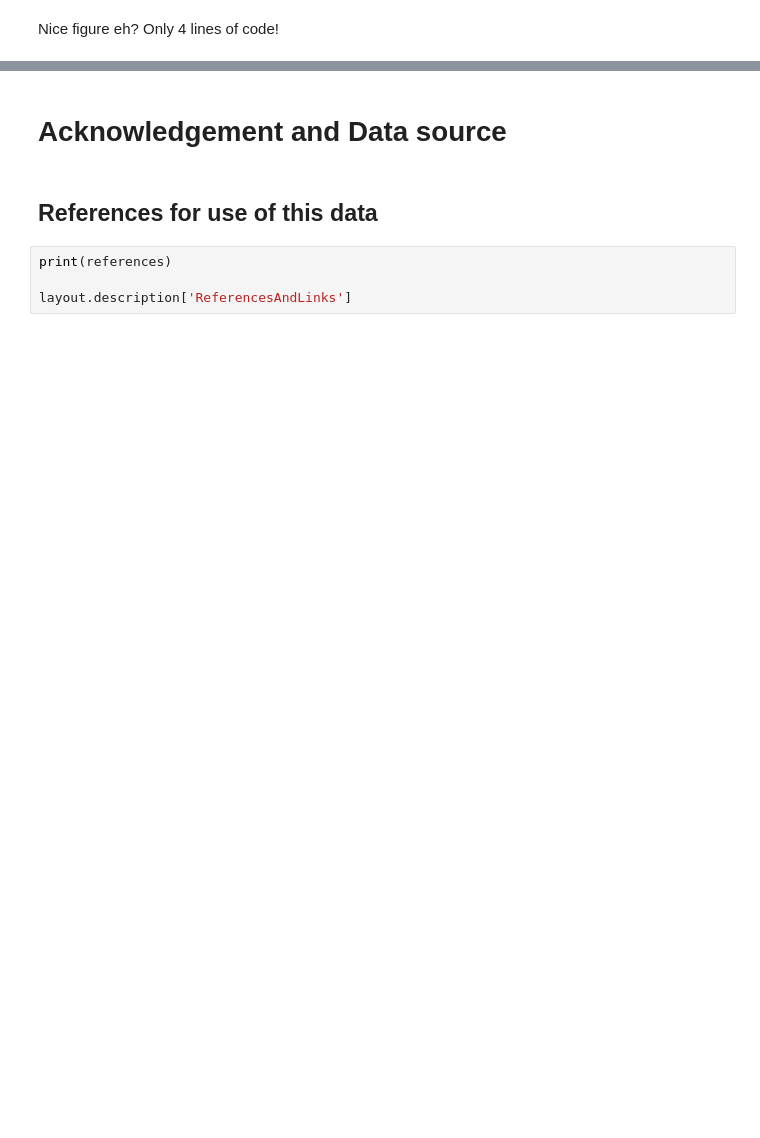
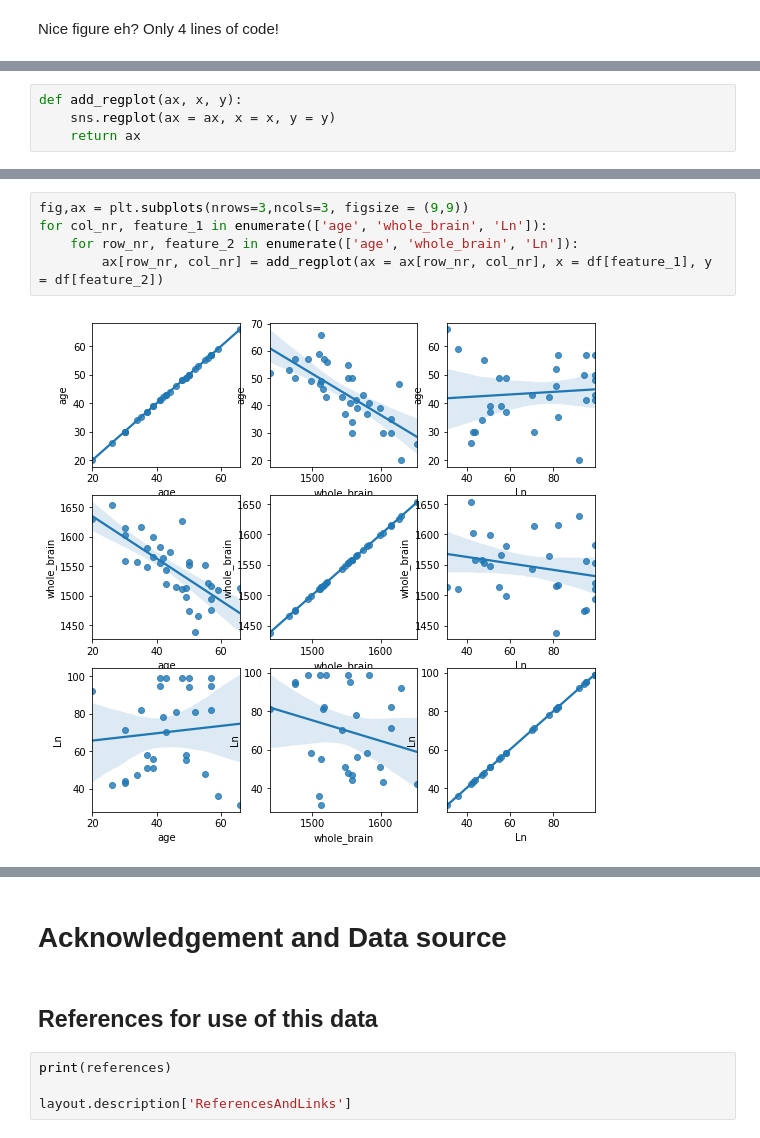
Before and after one commit to OpenMRBenelux/openmr2021-dataviz-workshop, a Jupyter notebook: code/01_python_viz.ipynb, the cells around one changed output, grey strips where cells are left out. Cells and saved outputs as stored; diff of their text form; blank space fills up the shorter version.

Commit message:
Further work on dataframe visualisations

```diff
--- a/code/01_python_viz.ipynb
+++ b/code/01_python_viz.ipynb
@@ -401,0 +419,4 @@ Nice figure eh? Only 4 lines of code!
+# %%
+def add_regplot(ax, x, y):
+    sns.regplot(ax = ax, x = x, y = y)
+    return ax
@@ -401,0 +425,7 @@ Nice figure eh? Only 4 lines of code!
+# %%
+fig,ax = plt.subplots(nrows=3,ncols=3, figsize = (9,9))
+for col_nr, feature_1 in enumerate(['age', 'whole_brain', 'Ln']):
+    for row_nr, feature_2 in enumerate(['age', 'whole_brain', 'Ln']):
+        ax[row_nr, col_nr] = add_regplot(ax = ax[row_nr, col_nr], x = df[feature_1], y = df[feature_2])
+# %% [output]
+[figure, added]
```
Also changed, not shown: parts of 25 cells of this notebook, 1 other file.
